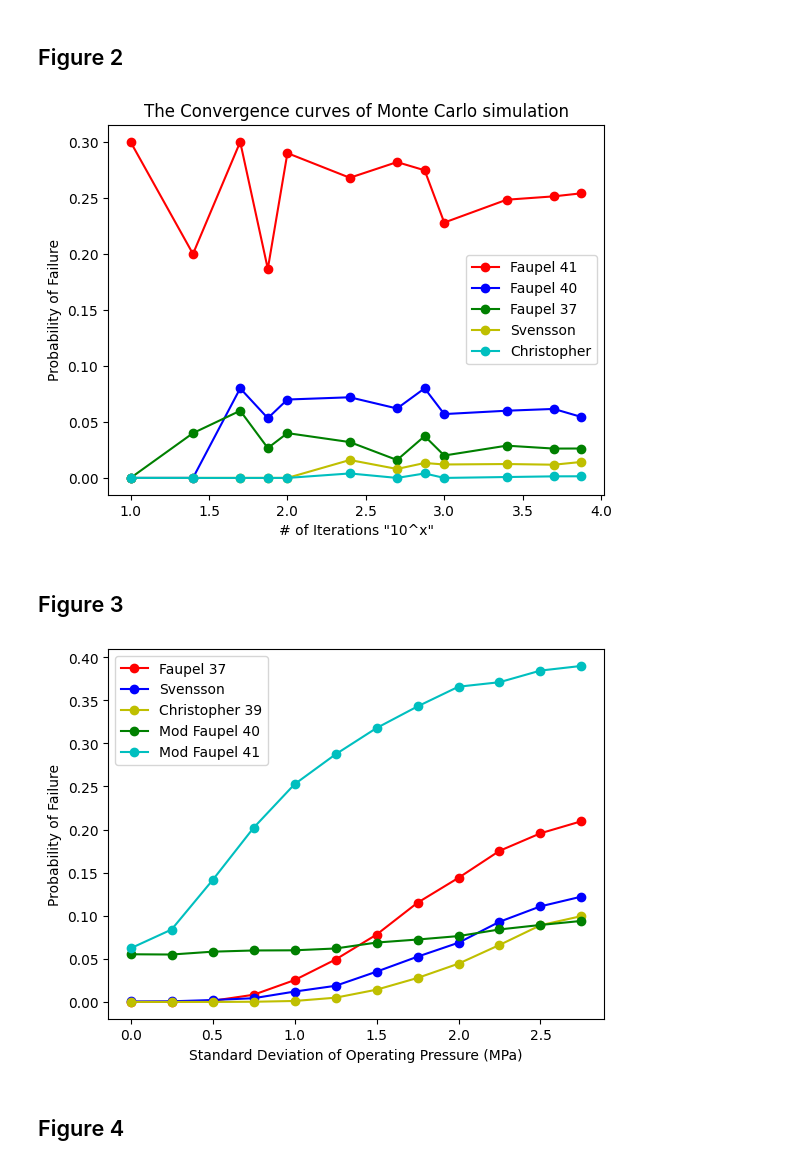
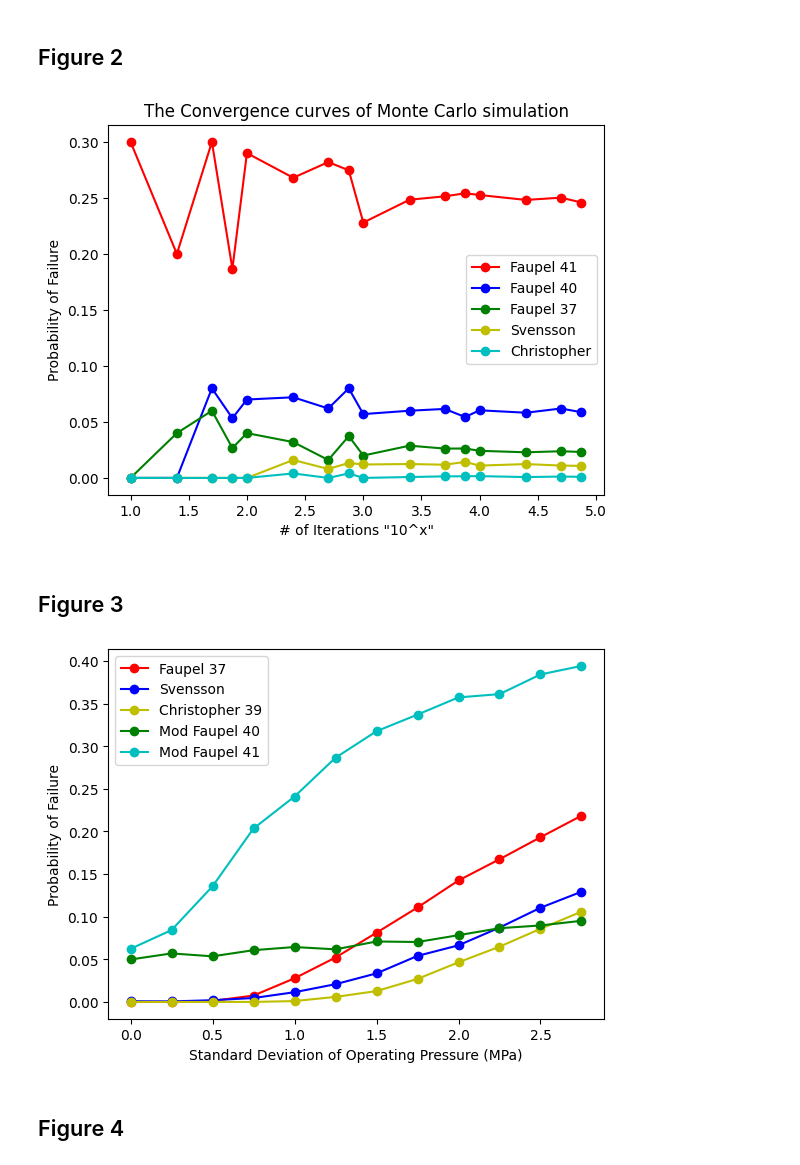
Before and after one commit to rafagarci/fiscom-bucho, a Jupyter notebook: project.ipynb, the cells around one changed output. Saved outputs shown, nothing was run; the diff lists cells and outputs as text; code cells hidden in the pictures.

```diff
--- a/project.ipynb
+++ b/project.ipynb
@@ -76,7 +76,7 @@ def mod_faupel_41(sigma_u, sigma_y, D_o, D_i):
 # Seed for consistency
 np.random.seed(1)
 
-power_of_10 = 4
+power_of_10 = 5
 
 n_s = [(10 ** i, (10 ** i) * 2.5, (10 ** i) * 5, (10 ** i) * 7.5) for i in range(power_of_10)]
 res = [item for t in n_s for item in t][4:]
@@ -114,34 +114,34 @@ for n in n_s:
 
         mod_faupel_41_simulated = np.append(mod_faupel_41_simulated, mod_faupel_41(simulated_sigma_u, simulated_sigma_y, simulated_D_o, simulated_D_i))
 
     P_o_simulated = np.squeeze(np.random.normal(13, 1, size = (n, 1)))
     # Compare them
 
     smaller_than_P_o_faupel_37 = faupel_37_simulated < P_o_simulated
     smaller_than_P_o_svensson_38 = svensson_38_simulated < P_o_simulated
     smaller_than_P_o_christopher_39 = christopher_39_simulated < P_o_simulated
     smaller_than_P_o_mod_faupel_40 = mod_faupel_40_simulated < P_o_simulated
     smaller_than_P_o_mod_faupel_41 = mod_faupel_41_simulated < P_o_simulated
 
     # Calculate probabilities
     probs_faupel_37 = np.append(probs_faupel_37, np.count_nonzero(smaller_than_P_o_faupel_37) / n)
     probs_svensson_38 = np.append(probs_svensson_38, np.count_nonzero(smaller_than_P_o_svensson_38) / n)
     probs_christopher_39 = np.append(probs_christopher_39, np.count_nonzero(smaller_than_P_o_christopher_39) / n)
     probs_mod_faupel_40 = np.append(probs_mod_faupel_40, np.count_nonzero(smaller_than_P_o_mod_faupel_40) / n)
     probs_mod_faupel_41 = np.append(probs_mod_faupel_41, np.count_nonzero(smaller_than_P_o_mod_faupel_41) / n)
 
 # Log change of base
 _ = plt.plot(np.log(np.array(n_s)) / np.log(10), probs_mod_faupel_41, '-or', label = 'Faupel 41')
 _ = plt.plot(np.log(np.array(n_s)) / np.log(10), probs_mod_faupel_40, '-ob', label = 'Faupel 40')
 _ = plt.plot(np.log(np.array(n_s)) / np.log(10), probs_faupel_37, '-og', label = 'Faupel 37')
 _ = plt.plot(np.log(np.array(n_s)) / np.log(10), probs_svensson_38, '-oy', label = 'Svensson')
 _ = plt.plot(np.log(np.array(n_s)) / np.log(10), probs_christopher_39, '-oc', label = 'Christopher')
 _ = plt.legend(loc = 'best')
 _ = plt.title('The Convergence curves of Monte Carlo simulation')
 _ = plt.xlabel('# of Iterations "10^x"')
 _ = plt.ylabel('Probability of Failure')
 # %% [output]
-[figure, old version]
+[figure, new version]
 # %% [markdown]
 ## Figure 3
 # %%
@@ -202,7 +202,7 @@ _ = plt.ylabel('Probability of Failure')
 _ = plt.xlabel('Standard Deviation of Operating Pressure (MPa)')
 _ = plt.legend(loc = 'best')
 # %% [output]
-[figure, old version]
+[figure, new version]
 # %% [markdown]
 ## Figure 4
 # %%
```
Also changed, not shown: parts of 5 cells of this notebook, 7 other files.
